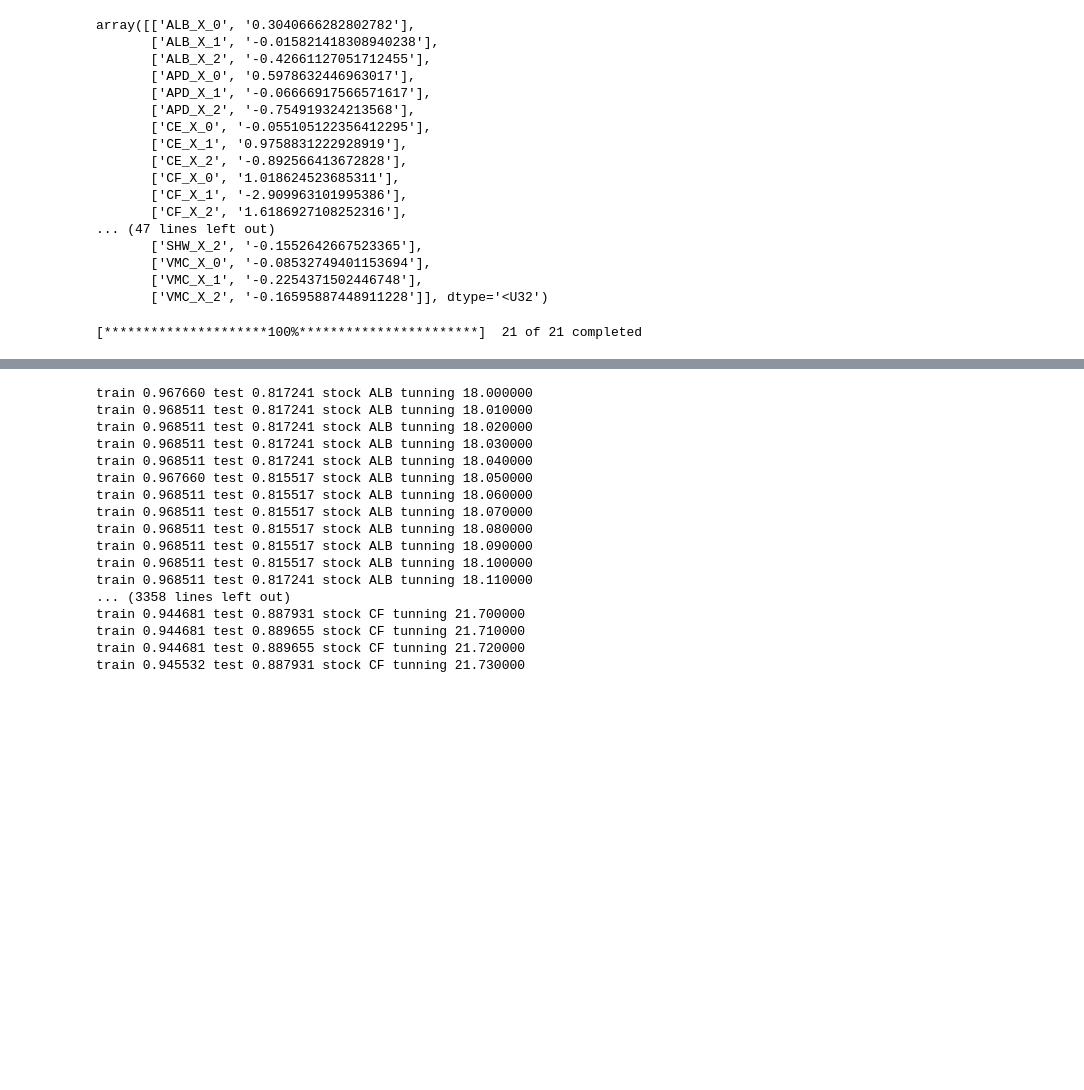
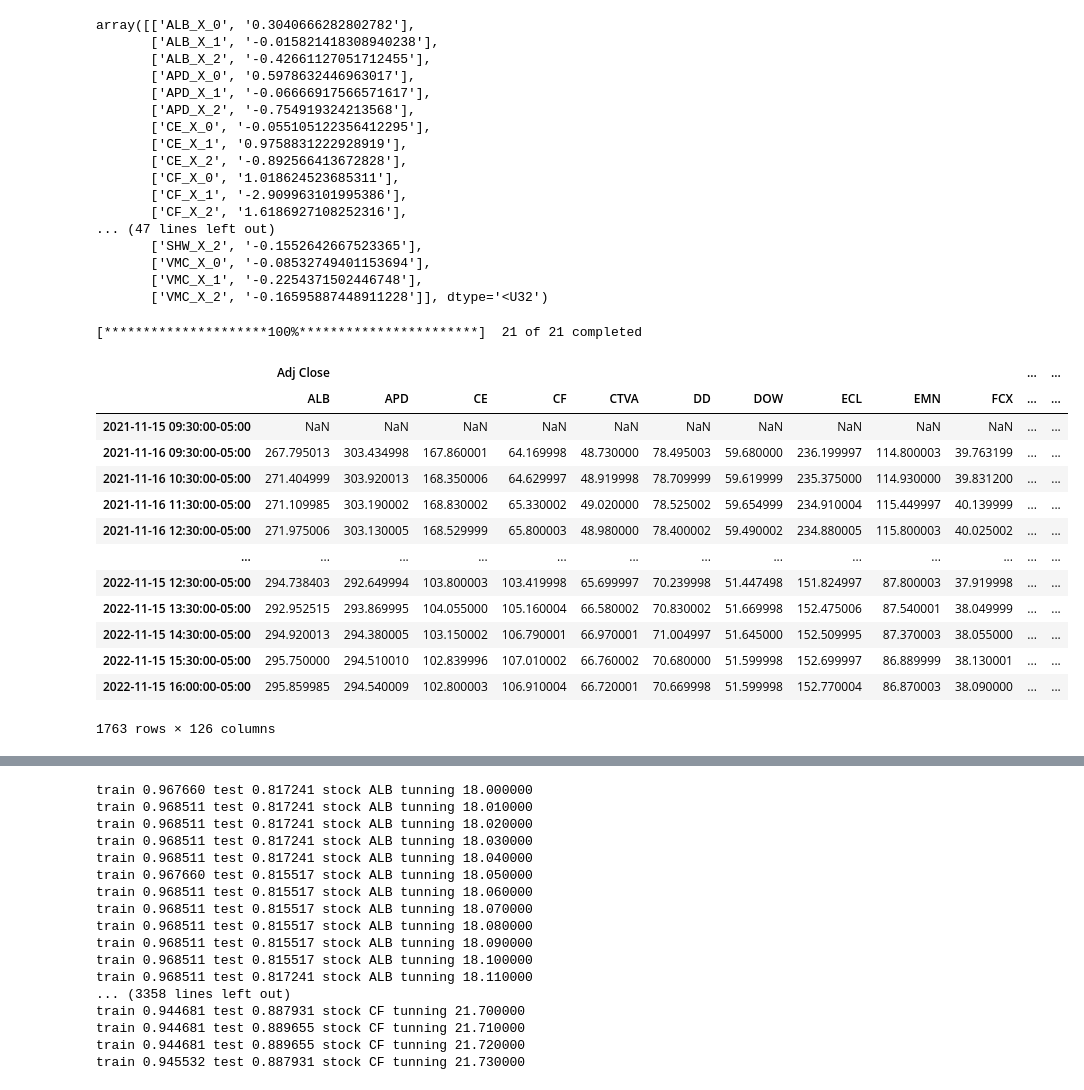
Before and after one commit to grmc1999/Algorithmic_trading, a Jupyter notebook: ML_classification.ipynb, the cells around one changed output, grey strips where cells are left out. Cells and saved outputs as stored; diff of their text form; code cells hidden in the pictures; blank space fills up the shorter version.

```diff
--- a/ML_classification.ipynb
+++ b/ML_classification.ipynb
@@ -213,6 +214,21 @@ array([['ALB_X_0', '0.3040666282802782'],
 # %%
 Tlist=get_tickers(page=3,vectorized=True,options=[Screener.SectorOption.BASIC_MATERIALS,Screener.IndexOption.SANDP_500])
 Tlist=np.unique(np.array(Tlist)).tolist()
 data = yf.download(Tlist[:], period = "1y",interval = "1h")
+data
 # %% [output]
 [*********************100%***********************]  21 of 21 completed
+|  | Adj Close |  |  |  |  |  |  |  |  |  | ... | ... |
+|  | ALB | APD | CE | CF | CTVA | DD | DOW | ECL | EMN | FCX | ... | ... |
+| 2021-11-15 09:30:00-05:00 | NaN | NaN | NaN | NaN | NaN | NaN | NaN | NaN | NaN | NaN | ... | ... |
+| 2021-11-16 09:30:00-05:00 | 267.795013 | 303.434998 | 167.860001 | 64.169998 | 48.730000 | 78.495003 | 59.680000 | 236.199997 | 114.800003 | 39.763199 | ... | ... |
+| 2021-11-16 10:30:00-05:00 | 271.404999 | 303.920013 | 168.350006 | 64.629997 | 48.919998 | 78.709999 | 59.619999 | 235.375000 | 114.930000 | 39.831200 | ... | ... |
+| 2021-11-16 11:30:00-05:00 | 271.109985 | 303.190002 | 168.830002 | 65.330002 | 49.020000 | 78.525002 | 59.654999 | 234.910004 | 115.449997 | 40.139999 | ... | ... |
+| 2021-11-16 12:30:00-05:00 | 271.975006 | 303.130005 | 168.529999 | 65.800003 | 48.980000 | 78.400002 | 59.490002 | 234.880005 | 115.800003 | 40.025002 | ... | ... |
+| ... | ... | ... | ... | ... | ... | ... | ... | ... | ... | ... | ... | ... |
+| 2022-11-15 12:30:00-05:00 | 294.738403 | 292.649994 | 103.800003 | 103.419998 | 65.699997 | 70.239998 | 51.447498 | 151.824997 | 87.800003 | 37.919998 | ... | ... |
+| 2022-11-15 13:30:00-05:00 | 292.952515 | 293.869995 | 104.055000 | 105.160004 | 66.580002 | 70.830002 | 51.669998 | 152.475006 | 87.540001 | 38.049999 | ... | ... |
+| 2022-11-15 14:30:00-05:00 | 294.920013 | 294.380005 | 103.150002 | 106.790001 | 66.970001 | 71.004997 | 51.645000 | 152.509995 | 87.370003 | 38.055000 | ... | ... |
+| 2022-11-15 15:30:00-05:00 | 295.750000 | 294.510010 | 102.839996 | 107.010002 | 66.760002 | 70.680000 | 51.599998 | 152.699997 | 86.889999 | 38.130001 | ... | ... |
+| 2022-11-15 16:00:00-05:00 | 295.859985 | 294.540009 | 102.800003 | 106.910004 | 66.720001 | 70.669998 | 51.599998 | 152.770004 | 86.870003 | 38.090000 | ... | ... |
+1763 rows × 126 columns
```
Also changed, not shown: parts of 16 cells of this notebook, 11 other files.
